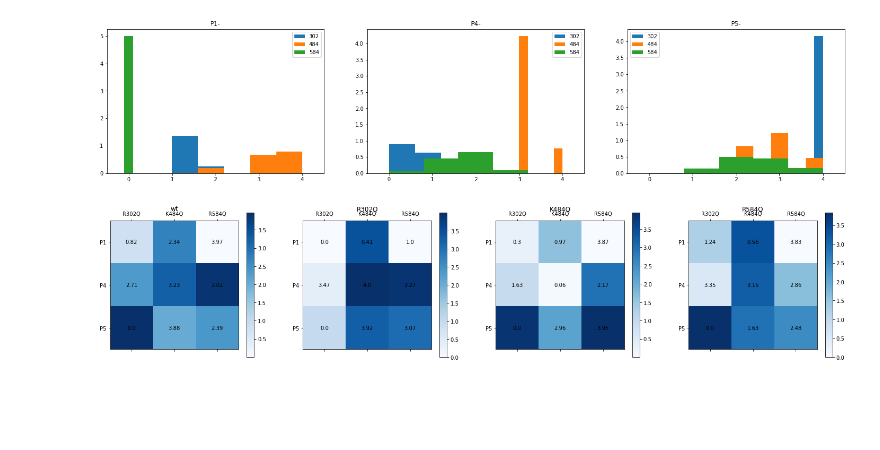
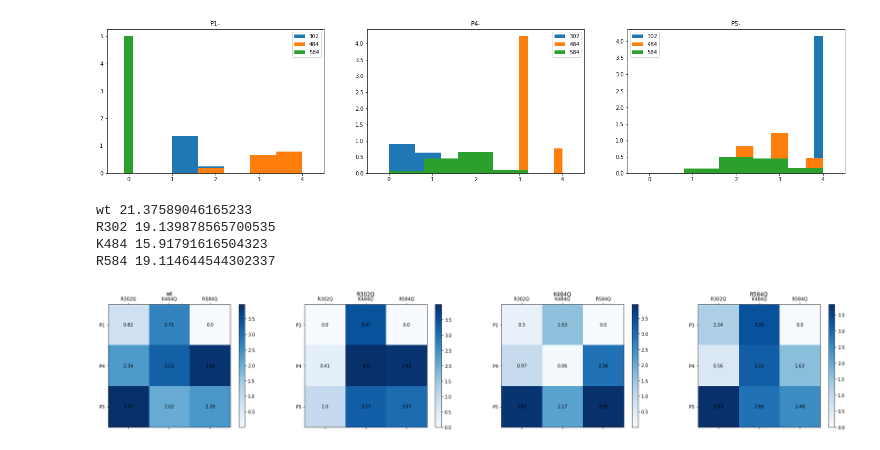
Before and after one commit to crnlcu/trpv5-mixed_memb, a Jupyter notebook: trpv5.ipynb, the cells around one changed output. Cells and saved outputs as stored; diff of their text form; code cells hidden in the pictures; blank space fills up the shorter version.

```diff
--- a/trpv5.ipynb
+++ b/trpv5.ipynb
@@ -242,7 +242,7 @@ for p in range(len(phosphate)):
             x,y=np.loadtxt(fileData,skiprows=24, unpack=True);
             a=np.average(y);
             c.append(a);
-
+print("wt",sum(c))
 wt=[[c[0],c[1],c[2]],[c[3],c[4],c[5]],[c[6],c[7],c[8]]]
 d="R302"
 c=[];
@@ -252,6 +252,7 @@ for p in range(len(phosphate)):
             x,y=np.loadtxt(fileData,skiprows=24, unpack=True);
             a=np.average(y);
             c.append(a);
+print("R302",sum(c))
 R302=[[c[0],c[1],c[2]],[c[3],c[4],c[5]],[c[6],c[7],c[8]]]
 d="K484"
 c=[];
@@ -261,7 +262,7 @@ for p in range(len(phosphate)):
             x,y=np.loadtxt(fileData,skiprows=24, unpack=True);
             a=np.average(y);
             c.append(a);
-
+print("K484",sum(c))
 K484=[[c[0],c[1],c[2]],[c[3],c[4],c[5]],[c[6],c[7],c[8]]]
 d="R584"
 c=[];
@@ -273,25 +274,30 @@ for p in range(len(phosphate)):
             c.append(a);
 
 R584=[[c[0],c[1],c[2]],[c[3],c[4],c[5]],[c[6],c[7],c[8]]]
-
+print("R584",sum(c))
 Dmatrix=[wt,R302,K484,R584]
+# %% [output]
+wt 21.37589046165233
+R302 19.139878565700535
+K484 15.91791616504323
+R584 19.114644544302337
 # %%
 Dm=["wt","R302Q","K484Q","R584Q"]; #mutants
-fig, axs = plt.subplots(1,4,figsize=(25,5))
+fig, axs = plt.subplots(1,4,figsize=(30,5))
 for ax,d,dname in zip(axs,Dmatrix,Dm):
     im = ax.matshow(d,cmap='Blues')
     ax.set_yticklabels(['']+phosphate)
     ax.set_title(dname)
     ax.set_xticklabels(['']+Dm[1:])
     for i in range(len(Dm[1:])):
         for j in range(len(phosphate)):
             e = d[i];
             val=e[j];
-            ax.text(i, j,str(round(val, 2)), va='center', ha='center')
+            ax.text(j, i,str(round(val, 2)), va='center', ha='center')
     plt.colorbar(im, ax=ax, cmap="YlGn")
 
 
 plt.savefig("./average_contacts.png")
 plt.show()
 # %% [output]
-[figure, old version]
+[figure, new version]
```
Also changed, not shown: 1 other file.
